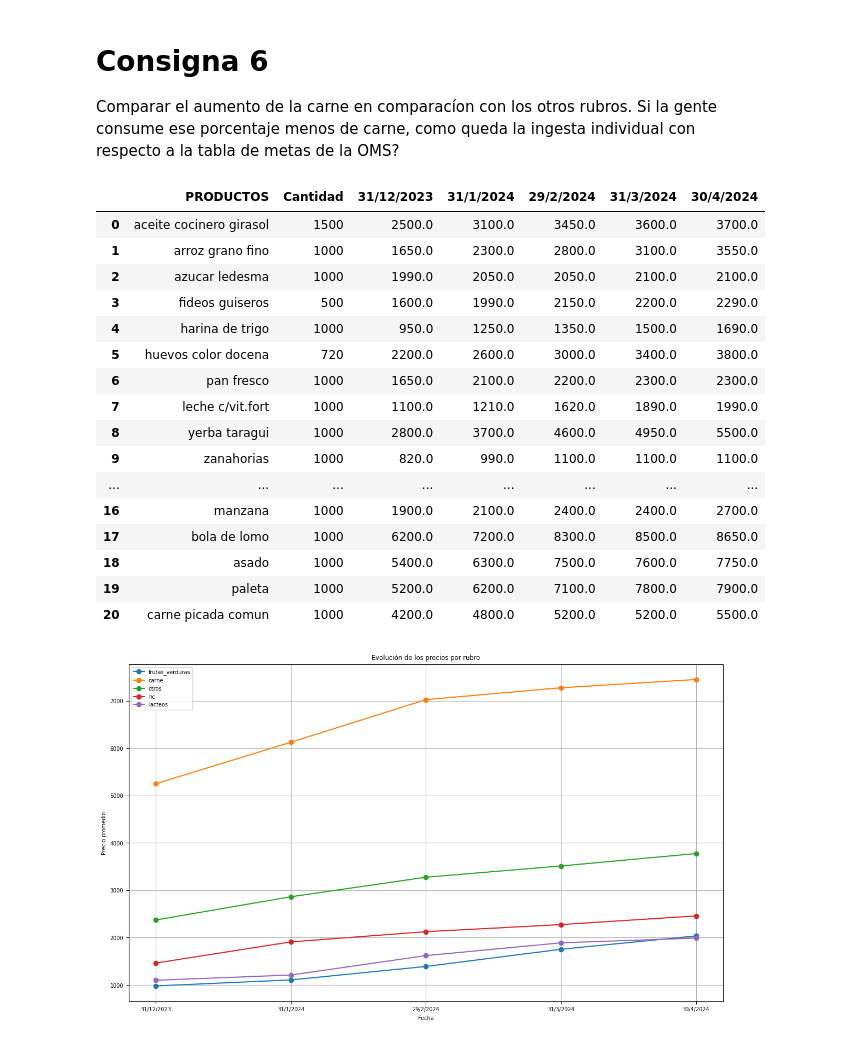
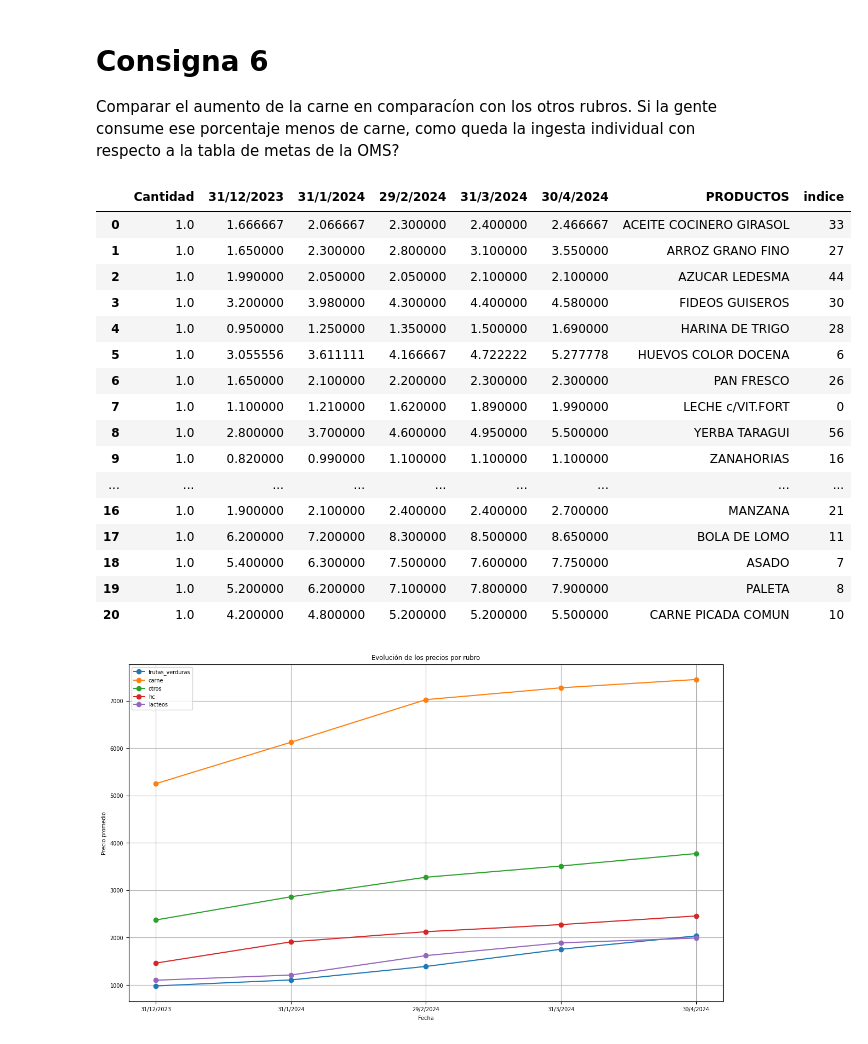
Before and after one commit to pedrobergaglio/algebra-lineal-computacional-2024, a Jupyter notebook: Enunciado TP2 y datos-20240601/Resolución.ipynb, the cells around one changed output. Drawn from its saved outputs; the diff is of its cells as text; code cells hidden in the pictures.

```diff
--- a/Enunciado TP2 y datos-20240601/Resolución.ipynb
+++ b/Enunciado TP2 y datos-20240601/Resolución.ipynb
@@ -366,8 +369,8 @@ consumidores_libres.head()
 
 
 #escribo a mano los productos de la canasta básica (como están escritos ahí) que están en la tabla nutricional
-productos = ['Aceite girasol', 'Arroz', 'Azucar', 'Fideos secos', 'Harina trigo', 'Huevo', 'Pan Frances', 'Leche fluida entera', 'Yerba', 'Zanahoria', 'Tomate', 'Cebolla', 'Papa', 'Naranja', 'Manzana', 'Bola de Lomo', 'Asado', 'Paleta ', 'Carne picada']
-no_estan = ['BERENJENAS', 'ACELGA PAQUETE']
+productos = ['Aceite girasol', 'Arroz', 'Azucar', 'Fideos secos', 'Harina trigo', 'Huevo', 'Pan Frances', 'Leche fluida entera', 'Yerba', 'Zanahoria', 'Tomate', 'Cebolla', 'Papa', 'Acelga', 'Naranja', 'Manzana', 'Bola de Lomo', 'Asado', 'Paleta ', 'Carne picada']
+no_estan = ['BERENJENAS']
 
 #nueva tabla
 tabla_nutricional_matriz = tabla_nutricional.copy()
@@ -828,25 +831,25 @@ ECM:  11.01067852853051
 # Consigna 6
 Comparar el aumento de la carne en comparacíon con los otros rubros. Si la gente consume ese porcentaje menos de carne, como queda la ingesta individual con respecto a la tabla de metas de la OMS?
 # %%
-consumidores
+consumidores_libres
 #veo la tabla completa y me fijo a mano para agrupar por ¿rubros?
 #agrupo en vez de solo carne...meto a las proteinas todas juntas y asi con los demas alimentos.
 # %% [output]
-|  | PRODUCTOS | Cantidad | 31/12/2023 | 31/1/2024 | 29/2/2024 | 31/3/2024 | 30/4/2024 |
-| 0 | aceite cocinero girasol | 1500 | 2500.0 | 3100.0 | 3450.0 | 3600.0 | 3700.0 |
-| 1 | arroz grano fino | 1000 | 1650.0 | 2300.0 | 2800.0 | 3100.0 | 3550.0 |
-| 2 | azucar ledesma | 1000 | 1990.0 | 2050.0 | 2050.0 | 2100.0 | 2100.0 |
-| 3 | fideos guiseros | 500 | 1600.0 | 1990.0 | 2150.0 | 2200.0 | 2290.0 |
-| 4 | harina de trigo | 1000 | 950.0 | 1250.0 | 1350.0 | 1500.0 | 1690.0 |
-| 5 | huevos color docena | 720 | 2200.0 | 2600.0 | 3000.0 | 3400.0 | 3800.0 |
-| 6 | pan fresco | 1000 | 1650.0 | 2100.0 | 2200.0 | 2300.0 | 2300.0 |
-| 7 | leche c/vit.fort | 1000 | 1100.0 | 1210.0 | 1620.0 | 1890.0 | 1990.0 |
-| 8 | yerba taragui | 1000 | 2800.0 | 3700.0 | 4600.0 | 4950.0 | 5500.0 |
-| 9 | zanahorias | 1000 | 820.0 | 990.0 | 1100.0 | 1100.0 | 1100.0 |
-| ... | ... | ... | ... | ... | ... | ... | ... |
-| 16 | manzana | 1000 | 1900.0 | 2100.0 | 2400.0 | 2400.0 | 2700.0 |
-| 17 | bola de lomo | 1000 | 6200.0 | 7200.0 | 8300.0 | 8500.0 | 8650.0 |
-| 18 | asado | 1000 | 5400.0 | 6300.0 | 7500.0 | 7600.0 | 7750.0 |
-| 19 | paleta | 1000 | 5200.0 | 6200.0 | 7100.0 | 7800.0 | 7900.0 |
-| 20 | carne picada comun | 1000 | 4200.0 | 4800.0 | 5200.0 | 5200.0 | 5500.0 |
+|  | Cantidad | 31/12/2023 | 31/1/2024 | 29/2/2024 | 31/3/2024 | 30/4/2024 | PRODUCTOS | indice |
+| 0 | 1.0 | 1.666667 | 2.066667 | 2.300000 | 2.400000 | 2.466667 | ACEITE COCINERO GIRASOL | 33 |
+| 1 | 1.0 | 1.650000 | 2.300000 | 2.800000 | 3.100000 | 3.550000 | ARROZ GRANO FINO | 27 |
+| 2 | 1.0 | 1.990000 | 2.050000 | 2.050000 | 2.100000 | 2.100000 | AZUCAR LEDESMA | 44 |
+| 3 | 1.0 | 3.200000 | 3.980000 | 4.300000 | 4.400000 | 4.580000 | FIDEOS GUISEROS | 30 |
+| 4 | 1.0 | 0.950000 | 1.250000 | 1.350000 | 1.500000 | 1.690000 | HARINA DE TRIGO | 28 |
+| 5 | 1.0 | 3.055556 | 3.611111 | 4.166667 | 4.722222 | 5.277778 | HUEVOS COLOR DOCENA | 6 |
+| 6 | 1.0 | 1.650000 | 2.100000 | 2.200000 | 2.300000 | 2.300000 | PAN FRESCO | 26 |
+| 7 | 1.0 | 1.100000 | 1.210000 | 1.620000 | 1.890000 | 1.990000 | LECHE c/VIT.FORT | 0 |
+| 8 | 1.0 | 2.800000 | 3.700000 | 4.600000 | 4.950000 | 5.500000 | YERBA TARAGUI | 56 |
+| 9 | 1.0 | 0.820000 | 0.990000 | 1.100000 | 1.100000 | 1.100000 | ZANAHORIAS | 16 |
+| ... | ... | ... | ... | ... | ... | ... | ... | ... |
+| 16 | 1.0 | 1.900000 | 2.100000 | 2.400000 | 2.400000 | 2.700000 | MANZANA | 21 |
+| 17 | 1.0 | 6.200000 | 7.200000 | 8.300000 | 8.500000 | 8.650000 | BOLA DE LOMO | 11 |
+| 18 | 1.0 | 5.400000 | 6.300000 | 7.500000 | 7.600000 | 7.750000 | ASADO | 7 |
+| 19 | 1.0 | 5.200000 | 6.200000 | 7.100000 | 7.800000 | 7.900000 | PALETA | 8 |
+| 20 | 1.0 | 4.200000 | 4.800000 | 5.200000 | 5.200000 | 5.500000 | CARNE PICADA COMUN | 10 |
 # %%
```
Also changed, not shown: parts of 35 cells of this notebook, 1 other file.
